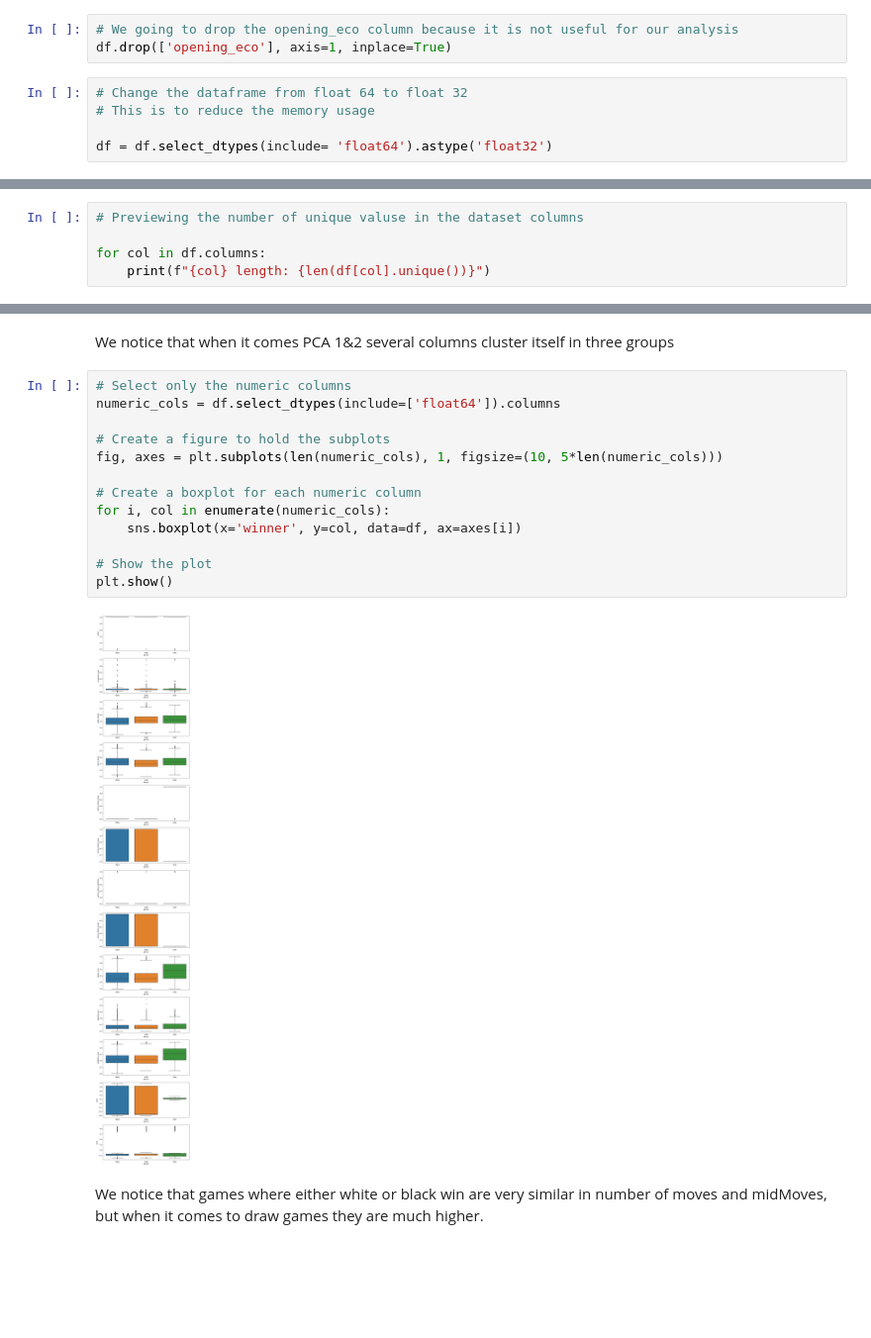
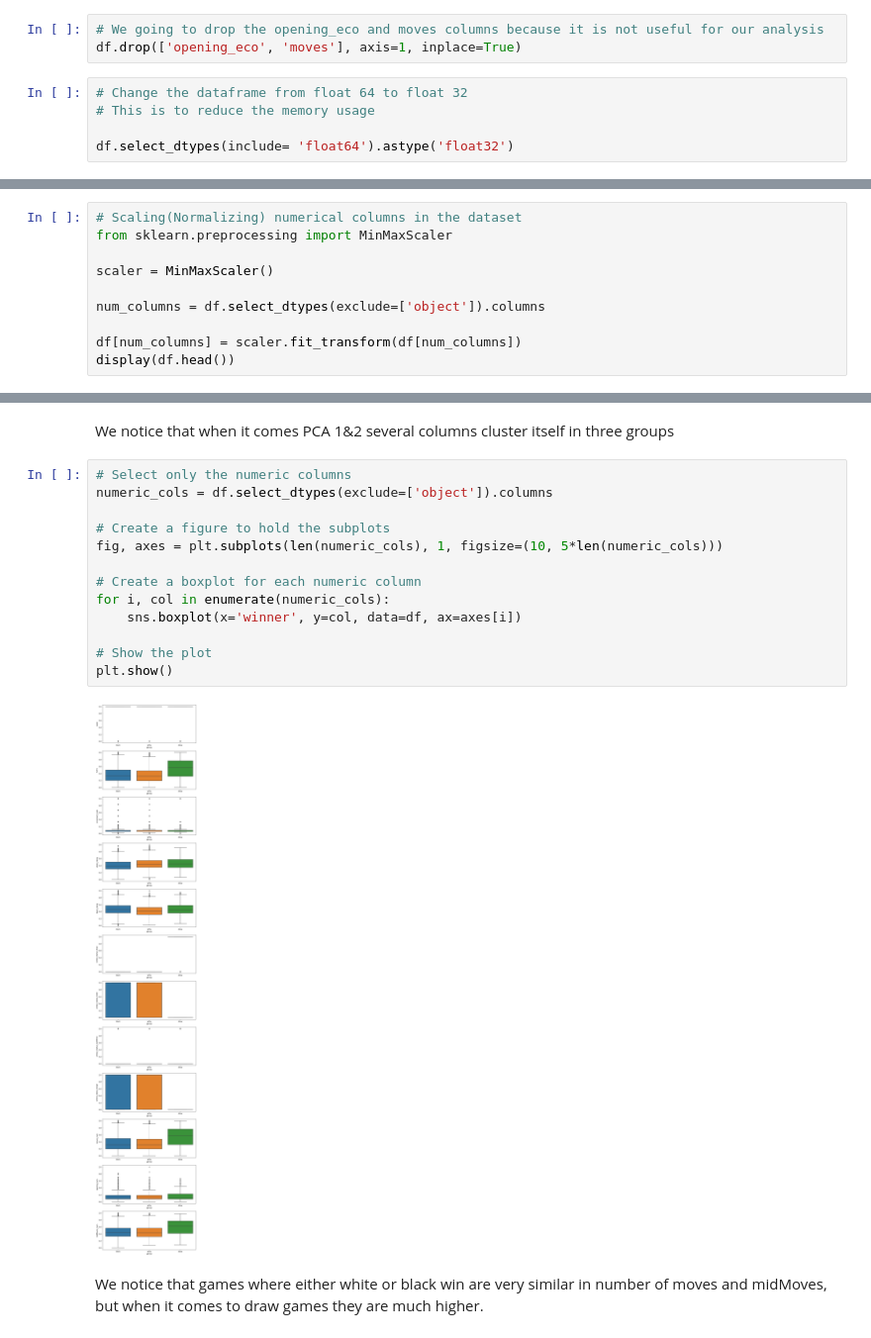
Before and after one commit to Sameer-13/Chess_Winner_Predictor, a Jupyter notebook: Final_Version.ipynb, the cells around one changed output, grey strips where cells are left out. Shown at 99% size. Drawn from its saved outputs; the diff is of its cells as text; blank space fills up the shorter version.

```diff
--- a/Final_Version.ipynb
+++ b/Final_Version.ipynb
@@ -298,11 +234,11 @@ df.drop(['opening_name'], axis=1, inplace=True)
 # Now we are going to drop the opening_ply column because it become useless for our analysis
 df.drop(['opening_ply'], axis=1, inplace=True)
 # %%
-# We going to drop the opening_eco column because it is not useful for our analysis
-df.drop(['opening_eco'], axis=1, inplace=True)
+# We going to drop the opening_eco and moves columns because it is not useful for our analysis
+df.drop(['opening_eco', 'moves'], axis=1, inplace=True)
 # %%
 # Change the dataframe from float 64 to float 32
 # This is to reduce the memory usage
 
-df = df.select_dtypes(include= 'float64').astype('float32')
+df.select_dtypes(include= 'float64').astype('float32')
 # %% [output]
@@ -321,0 +258,10 @@ df = df.select_dtypes(include= 'float64').astype('float32')
+# %%
+# Scaling(Normalizing) numerical columns in the dataset
+from sklearn.preprocessing import MinMaxScaler
+
+scaler = MinMaxScaler()
+
+num_columns = df.select_dtypes(exclude=['object']).columns
+
+df[num_columns] = scaler.fit_transform(df[num_columns])
+display(df.head())
@@ -360,5 +315,0 @@ df.describe()
-# %%
-# Previewing the number of unique valuse in the dataset columns
-
-for col in df.columns:
-    print(f"{col} length: {len(df[col].unique())}")
@@ -414,19 +349,19 @@ plt.show()
 We notice that when it comes PCA 1&2 several columns cluster itself in three groups
 # %%
 # Select only the numeric columns
-numeric_cols = df.select_dtypes(include=['float64']).columns
+numeric_cols = df.select_dtypes(exclude=['object']).columns
 
 # Create a figure to hold the subplots
 fig, axes = plt.subplots(len(numeric_cols), 1, figsize=(10, 5*len(numeric_cols)))
 
 # Create a boxplot for each numeric column
 for i, col in enumerate(numeric_cols):
     sns.boxplot(x='winner', y=col, data=df, ax=axes[i])
 
 # Show the plot
 plt.show()
 # %% [output]
-[figure, old version]
+[figure, new version]
 # %% [markdown]
 We notice that games where either white or black win are very similar in number of moves and midMoves, but when it comes to draw games they are much higher.
 # %% [markdown]
```
Also changed, not shown: parts of 31 cells of this notebook.
